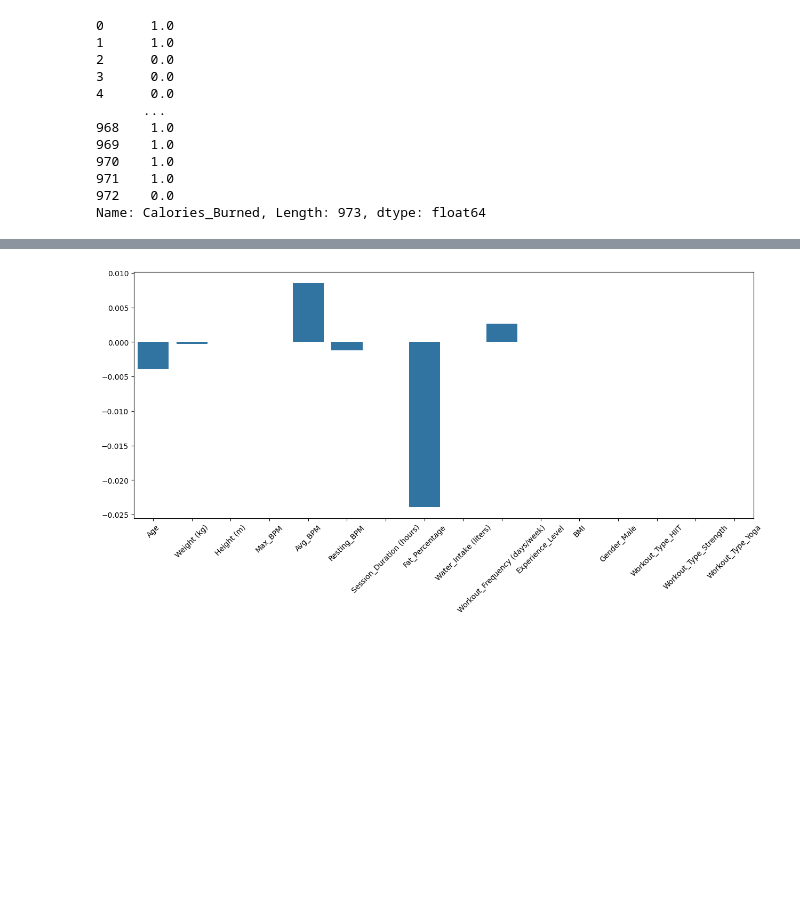
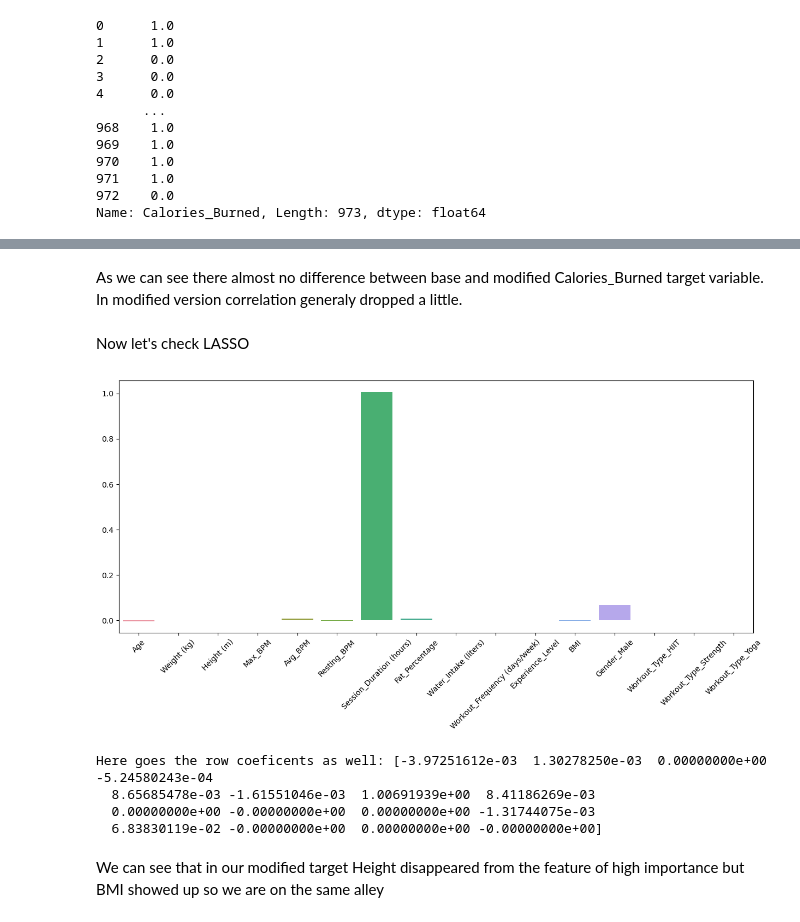
Before and after one commit to Bladwark/FitGym_ML, a Jupyter notebook: FitHym.ipynb, the cells around one changed output, grey strips where cells are left out. Drawn from its saved outputs; the diff is of its cells as text; code cells hidden in the pictures; blank space fills up the shorter version.

```diff
--- a/FitHym.ipynb
+++ b/FitHym.ipynb
@@ -233,14 +235,6 @@ df_one_hot_encoded
 | 971 | 32 | 126.4 | 1.83 | 198 | 146 | 62 | 1.10 | ... |
 | 972 | 46 | 88.7 | 1.63 | 166 | 146 | 66 | 0.75 | ... |
 973 rows × 17 columns
-# %%
-new_target = df_one_hot_encoded['Calories_Burned'].copy()
-for i in range(len(new_target)):
-    if new_target.iloc[i] >= 800:
-        new_target.iloc[i] = 1
-    else:
-        new_target.iloc[i] = 0
-df_one_hot_encoded['Calories_more_than_800'] = new_target
 # %% [markdown]
 Now let's try correlation matrix
 # %%
@@ -315,12 +354,21 @@ Let's verify our choice with LASSO model
+# %% [markdown]
+As we can see there almost no difference between base and modified Calories_Burned target variable. In modified version correlation generaly dropped a little.
+# %% [markdown]
+Now let's check LASSO
 # %%
-
-lasso = Lasso(alpha=0.1)
+lasso = Lasso(alpha=0.01)
 lasso_coef = lasso.fit(df_one_hot_encoded_no_target, new_target).coef_
 plt.figure(figsize=(15, 6))
 figure = sns.barplot(x=df_one_hot_encoded_no_target.columns, y=lasso_coef)
 figure.set_xlabel('')
 plt.xticks(rotation=45)
-
 plt.show()
+print(f"Here goes the row coeficents as well: {lasso_coef}")
 # %% [output]
-[figure, old version]
+[figure, new version]
+Here goes the row coeficents as well: [-3.97251612e-03  1.30278250e-03  0.00000000e+00 -5.24580243e-04
+  8.65685478e-03 -1.61551046e-03  1.00691939e+00  8.41186269e-03
+  0.00000000e+00 -0.00000000e+00  0.00000000e+00 -1.31744075e-03
+  6.83830119e-02 -0.00000000e+00  0.00000000e+00 -0.00000000e+00]
+# %% [markdown]
+We can see that in our modified target Height disappeared from the feature of high importance but BMI showed up so we are on the same alley
```
Also changed, not shown: parts of 34 cells of this notebook.
